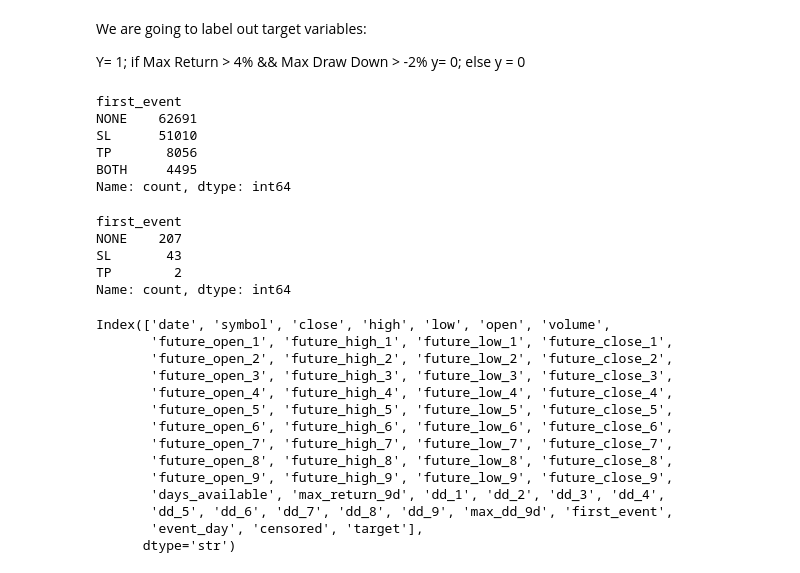
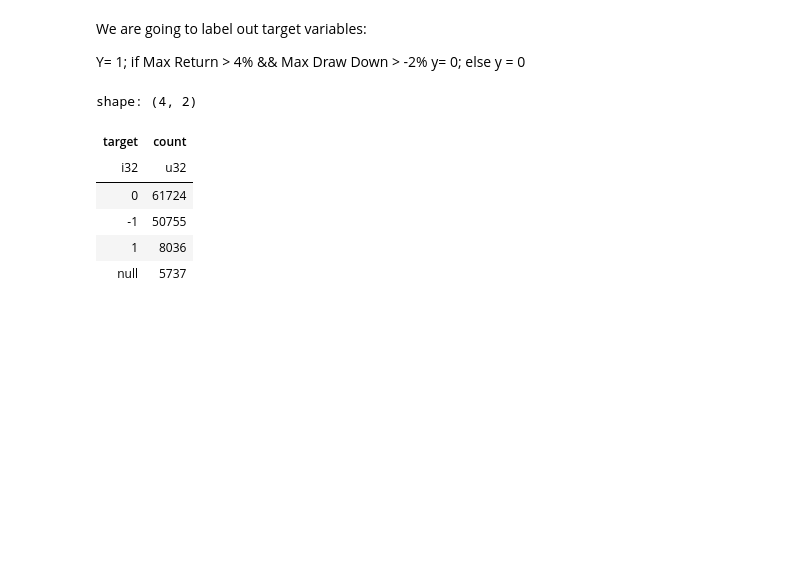
Before and after one commit to visun-ashokkumar/LFA_Research, a Jupyter notebook: notebooks/ML_FrameWork_Beta.ipynb, the cells around one changed output. Saved outputs shown, nothing was run; the diff lists cells and outputs as text; code cells hidden in the pictures; blank space fills up the shorter version.

```diff
--- a/notebooks/ML_FrameWork_Beta.ipynb
+++ b/notebooks/ML_FrameWork_Beta.ipynb
@@ -222,34 +134,0 @@ df["target"]= np.select(
-# %%
-df["first_event"].value_counts()
-# %% [output]
-first_event
-NONE    62691
-SL      51010
-TP       8056
-BOTH     4495
-Name: count, dtype: int64
-# %%
-df[df["symbol"]== "HDFCBANK"]["first_event"].value_counts()#.iloc[8:20]
-# %% [output]
-first_event
-NONE    207
-SL       43
-TP        2
-Name: count, dtype: int64
-# %%
-df.columns
-# %% [output]
-Index(['date', 'symbol', 'close', 'high', 'low', 'open', 'volume',
-       'future_open_1', 'future_high_1', 'future_low_1', 'future_close_1',
-       'future_open_2', 'future_high_2', 'future_low_2', 'future_close_2',
-       'future_open_3', 'future_high_3', 'future_low_3', 'future_close_3',
-       'future_open_4', 'future_high_4', 'future_low_4', 'future_close_4',
-       'future_open_5', 'future_high_5', 'future_low_5', 'future_close_5',
-       'future_open_6', 'future_high_6', 'future_low_6', 'future_close_6',
-       'future_open_7', 'future_high_7', 'future_low_7', 'future_close_7',
-       'future_open_8', 'future_high_8', 'future_low_8', 'future_close_8',
-       'future_open_9', 'future_high_9', 'future_low_9', 'future_close_9',
-       'days_available', 'max_return_9d', 'dd_1', 'dd_2', 'dd_3', 'dd_4',
-       'dd_5', 'dd_6', 'dd_7', 'dd_8', 'dd_9', 'max_dd_9d', 'first_event',
-       'event_day', 'censored', 'target'],
-      dtype='str')
@@ -255,0 +258,10 @@ Index(['date', 'symbol', 'close', 'high', 'low', 'open', 'volume',
+# %%
+df.select(pl.col("target").value_counts(sort=True)).unnest("target")
+# %% [output]
+shape: (4, 2)
+| target | count |
+| i32 | u32 |
+| 0 | 61724 |
+| -1 | 50755 |
+| 1 | 8036 |
+| null | 5737 |
```
Also changed, not shown: parts of 10 cells of this notebook.
